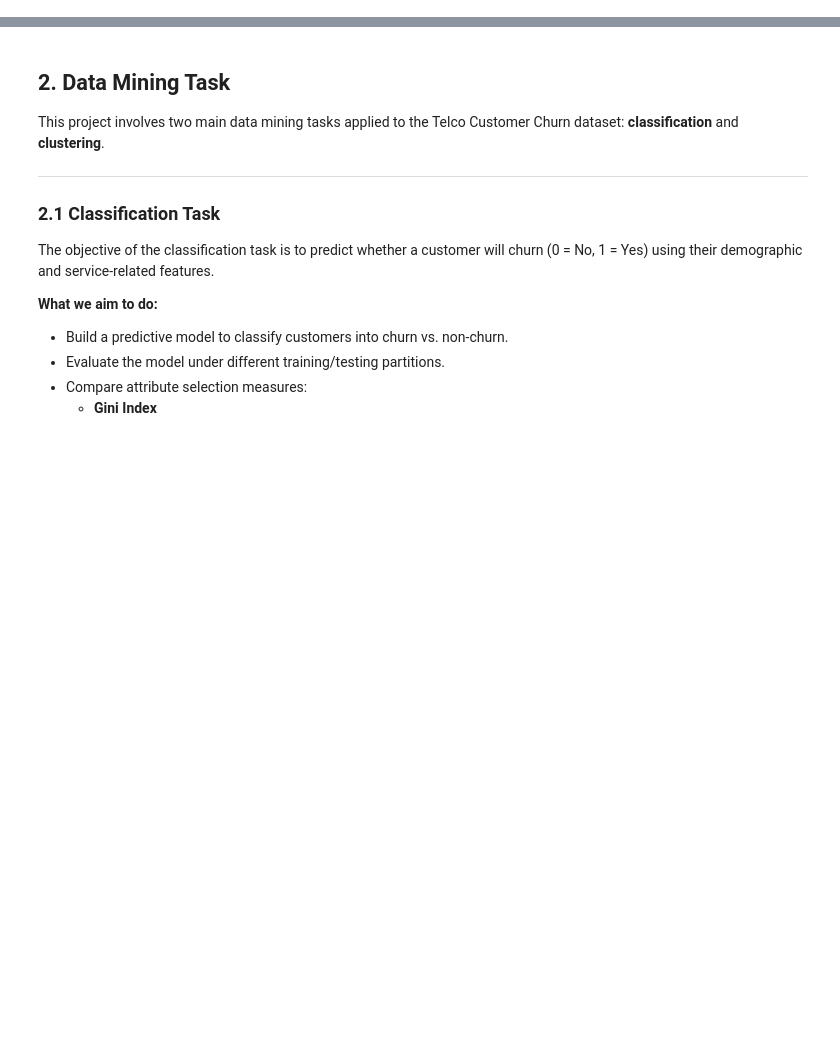
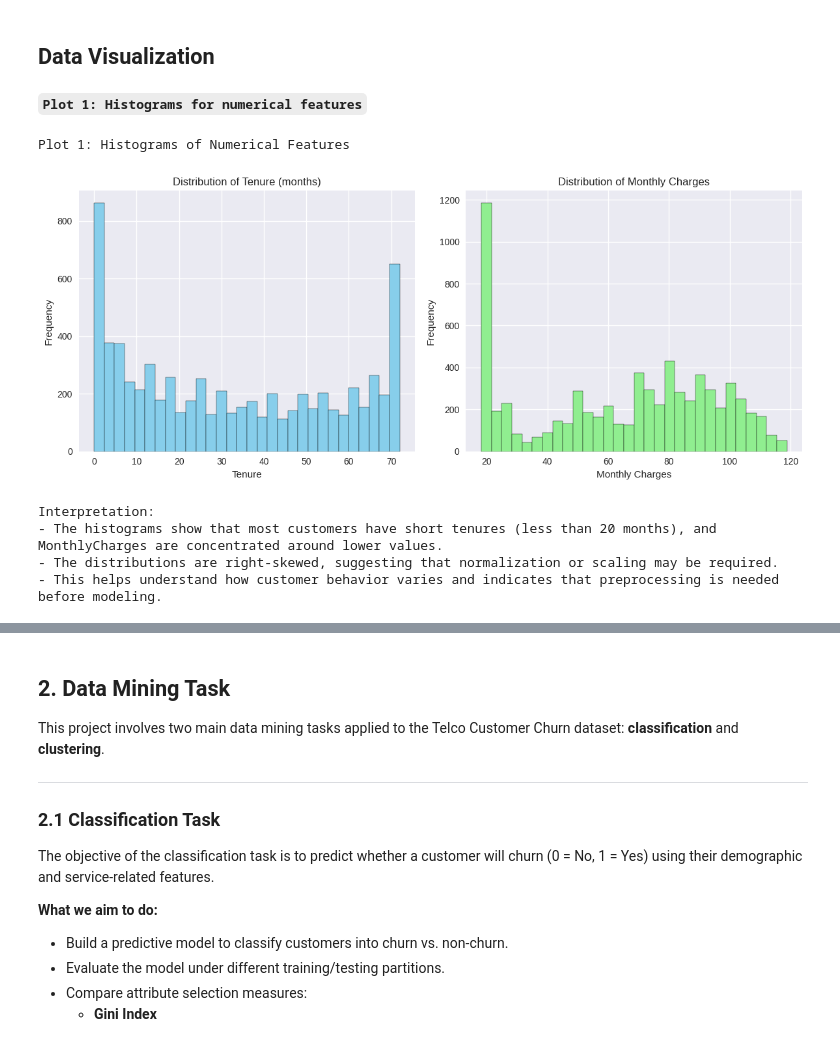
Before and after one commit to najla-alhusaini/it326-telco-churn, a Jupyter notebook: Reports/Phase3.ipynb, the cells around one changed output, grey strips where cells are left out. Drawn from its saved outputs; the diff is of its cells as text; code cells hidden in the pictures; blank space fills up the shorter version.

```diff
--- a/Reports/Phase3.ipynb
+++ b/Reports/Phase3.ipynb
@@ -2,0 +286,36 @@
+# %% [markdown]
+## Data Visualization
+# %% [markdown]
+**`Plot 1: Histograms for numerical features`**
+# %%
+ # Plot 1: Histograms for numerical features
+print("Plot 1: Histograms of Numerical Features")
+if 'tenure' in df.columns and 'MonthlyCharges' in df.columns:
+    fig, axes = plt.subplots(1, 2, figsize=(12, 5))
+
+    # Tenure distribution
+    df['tenure'].hist(bins=30, ax=axes[0], color='skyblue', edgecolor='black')
+    axes[0].set_title('Distribution of Tenure (months)')
+    axes[0].set_xlabel('Tenure')
+    axes[0].set_ylabel('Frequency')
+
+    # Monthly Charges distribution
+    df['MonthlyCharges'].hist(bins=30, ax=axes[1], color='lightgreen', edgecolor='black')
+    axes[1].set_title('Distribution of Monthly Charges')
+    axes[1].set_xlabel('Monthly Charges')
+    axes[1].set_ylabel('Frequency')
+
+    plt.tight_layout()
+    plt.show()
+
+    print("Interpretation:")
+print("- The histograms show that most customers have short tenures (less than 20 months), and MonthlyCharges are concentrated around lower values.")
+print("- The distributions are right-skewed, suggesting that normalization or scaling may be required.")
+print("- This helps understand how customer behavior varies and indicates that preprocessing is needed before modeling.")
+# %% [output]
+Plot 1: Histograms of Numerical Features
+[figure, added]
+Interpretation:
+- The histograms show that most customers have short tenures (less than 20 months), and MonthlyCharges are concentrated around lower values.
+- The distributions are right-skewed, suggesting that normalization or scaling may be required.
+- This helps understand how customer behavior varies and indicates that preprocessing is needed before modeling.
```
Also changed, not shown: parts of 49 cells of this notebook.
